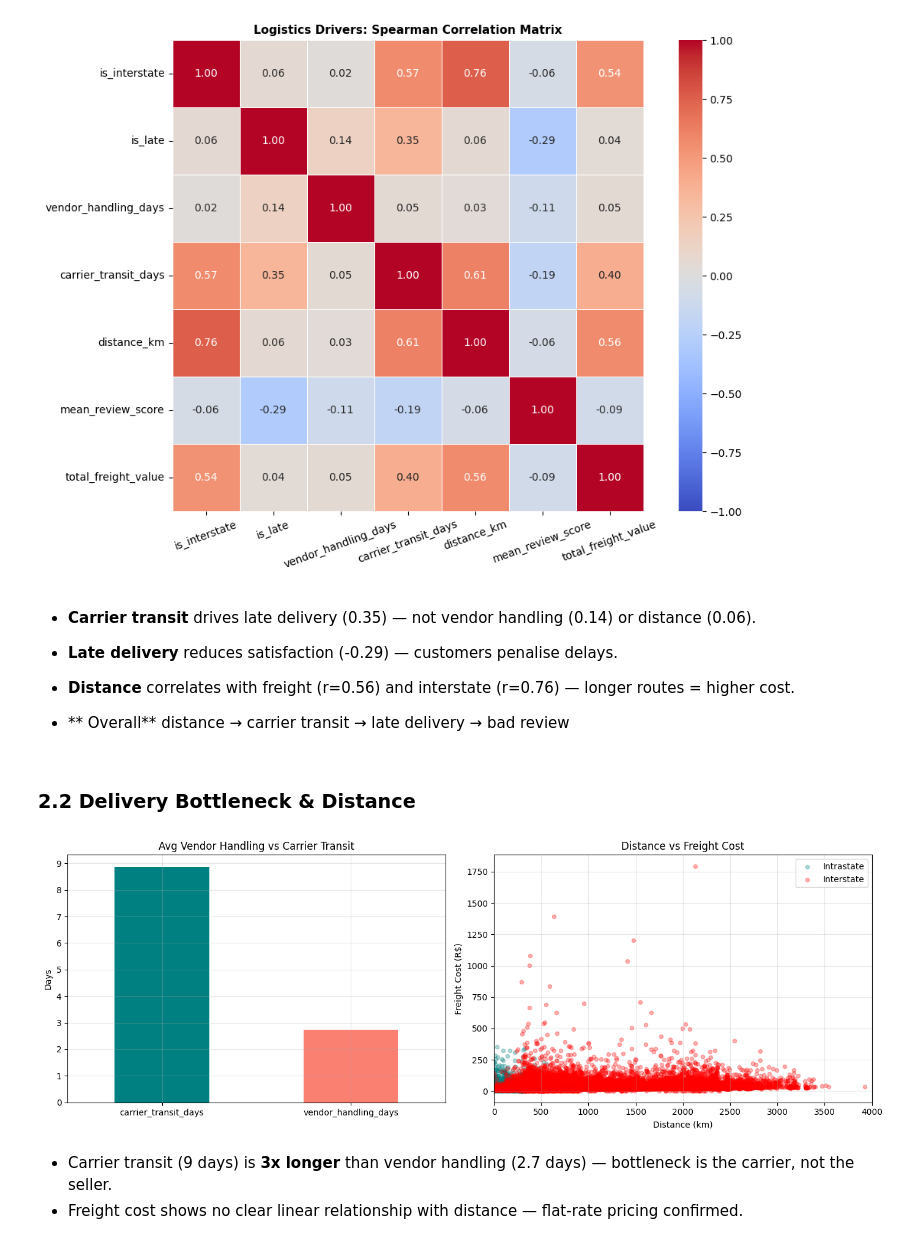
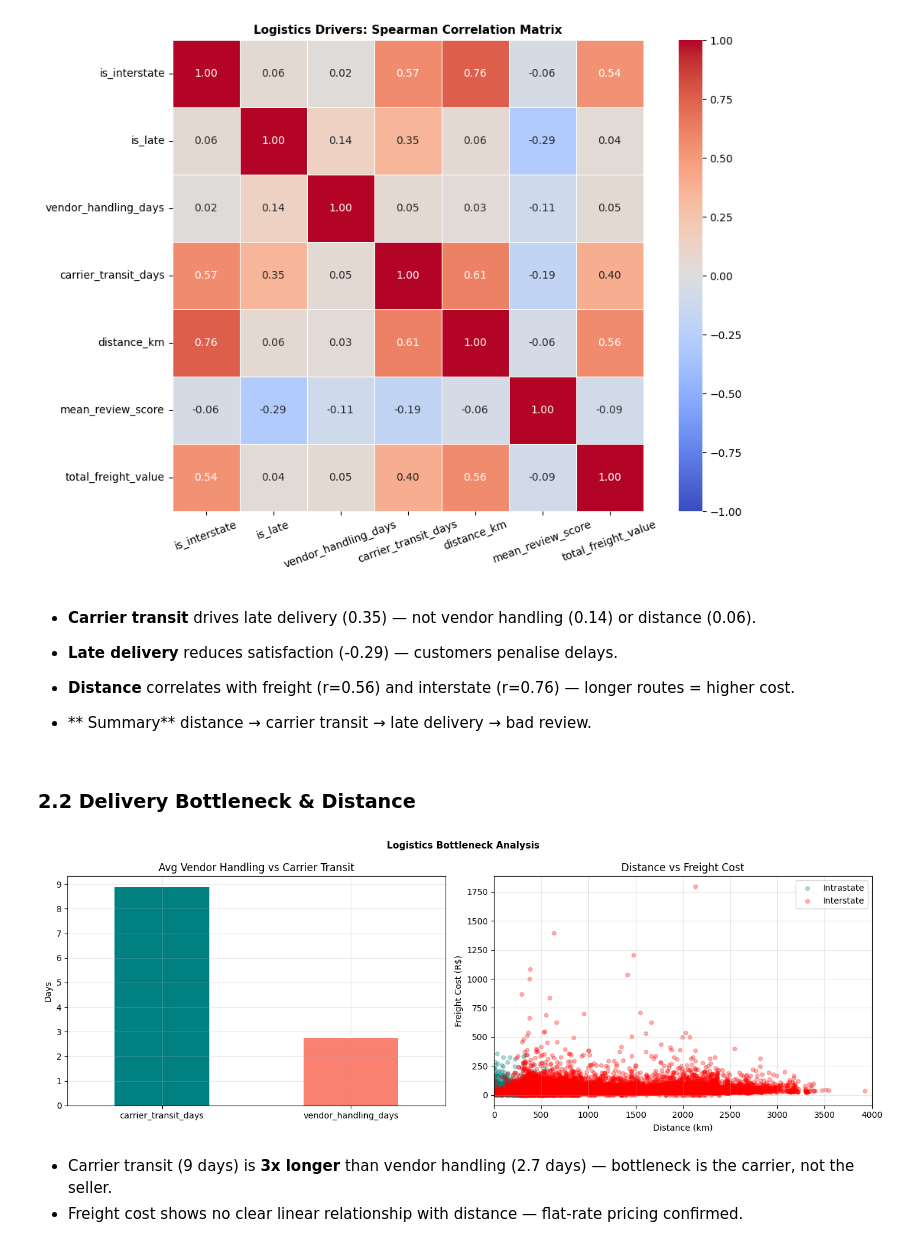
Before and after one commit to aguchhait-stack/olist-supply-chain-analytics, a Jupyter notebook: notebook.ipynb, the cells around one changed output. Saved outputs shown, nothing was run; the diff lists cells and outputs as text; code cells hidden in the pictures.

```diff
--- a/notebook.ipynb
+++ b/notebook.ipynb
@@ -583,34 +587,36 @@ plt.show()
 - **Late delivery** reduces satisfaction (-0.29) — customers penalise delays.
 - **Distance** correlates with freight (r=0.56) and interstate (r=0.76) — longer routes = higher cost.
 
-- ** Overall** distance → carrier transit → late delivery → bad review
+- ** Summary** distance → carrier transit → late delivery → bad review.
 # %% [markdown]
 ### 2.2 Delivery Bottleneck & Distance
 # %%
 fig ,axis = plt.subplots(1,2,figsize=(14,5))
 # transit days vs vender days
 logistics_df[['carrier_transit_days','vendor_handling_days']].mean().plot(kind='bar',ax= axis[0], color=['teal', 'salmon'])
 axis[0].tick_params(axis= 'x', rotation = 0)
 axis[0].set_title('Avg Vendor Handling vs Carrier Transit')
 axis[0].set_ylabel('Days')
 axis[0].set_yticks(np.arange(0,10,1))
 axis[0].grid(True, alpha=0.3)
 
 # Interstate vs Intrastate
 colors = {0:'teal',1:'red'}
 for v, c in colors.items():
     subset = logistics_df[logistics_df['is_interstate'] == v]
     subset.plot(x='distance_km',y='total_freight_value', color = c, kind='scatter',alpha=0.3, ax = axis[1], label=f'Interstate: {v}')
 axis[1].set_title('Distance vs Freight Cost')
 axis[1].set_xlabel('Distance (km)')
 axis[1].set_ylabel('Freight Cost (R$)')
 axis[1].set_xlim([0, 4000])
 axis[1].legend(['Intrastate', 'Interstate'])
 axis[1].grid(True, alpha=0.3)
+plt.suptitle('Logistics Bottleneck Analysis', fontsize=11, fontweight='bold')
+plt.savefig('outputs/distance_vs_freight.png')
 plt.tight_layout()
 plt.show()
 # %% [output]
-[figure, old version]
+[figure, new version]
 # %% [markdown]
 - Carrier transit (9 days) is **3x longer** than vendor handling (2.7 days) — bottleneck is the carrier, not the seller.
 - Freight cost shows no clear linear relationship with distance — flat-rate pricing confirmed.
```
Also changed, not shown: parts of 7 cells of this notebook, 4 other files.
